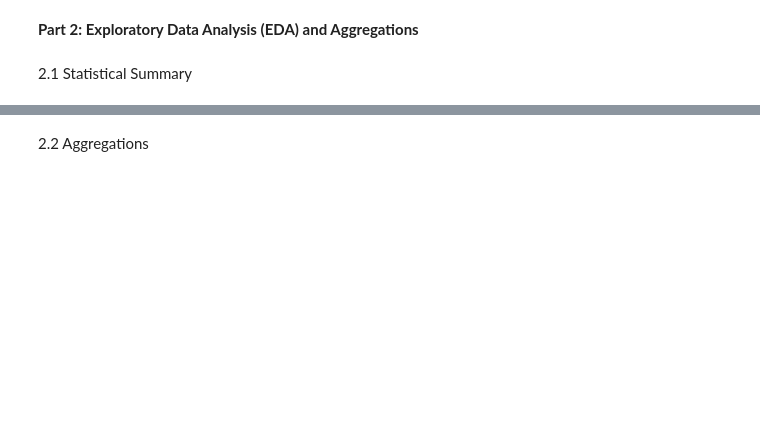
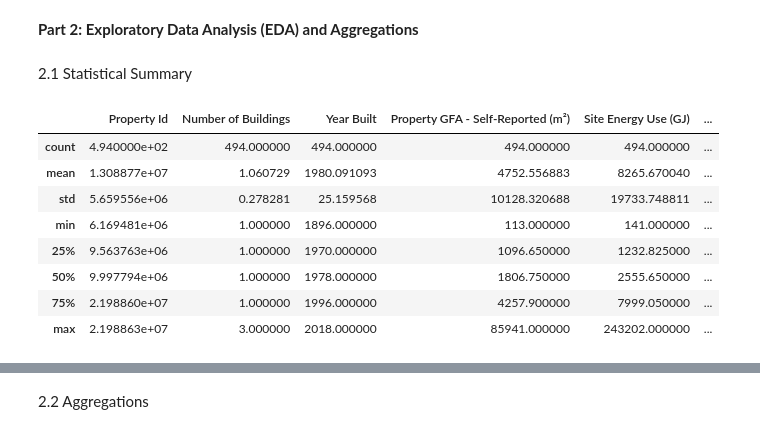
Before and after one commit to RubyNouriK/DATA601-HW, a Jupyter notebook: HW4.ipynb, the cells around one changed output, grey strips where cells are left out. Saved outputs shown, nothing was run; the diff lists cells and outputs as text; code cells hidden in the pictures; blank space fills up the shorter version.

```diff
--- a/HW4.ipynb
+++ b/HW4.ipynb
@@ -151,0 +242,39 @@ display(energy_data_filled)
+# %%
+# Clean and Extract meaningful text
+
+# removing # from property names
+# correcting the abbreviations
+
+import re
+
+def property_cleaning(name):
+  name = re.sub(r"#", "", name)
+  return name.strip()
+
+dt_energy["Property Name"] = dt_energy["Property Name"].apply(property_cleaning)
+
+
+def address_cleaning(address):
+  address = address.lower()
+  address = address.title()
+  #changing all addresses to lower case and starting with Capital letter
+  address = re.sub(r"\bst\b", "Street", address, flags=re.I)
+  # using flags=re.I to make the string case insensitive
+  address = re.sub(r"\b(ave|av)\b", "Avenue", address, flags=re.I)
+  address = re.sub(r"\brd\b", "Road", address, flags=re.I)
+  address = re.sub(r"\btr\b", "Trail", address, flags=re.I)
+  address = re.sub(r"\b(bv|blvd)\b", "Boulevard", address, flags=re.I)
+  address = re.sub(r"\bwy\b", "Way", address, flags=re.I)
+  address = re.sub(r"\bdr\b", "Drive", address, flags=re.I)
+  address = re.sub(r"\bne\b", "NE", address, flags=re.I)
+  address = re.sub(r"\bnw\b", "NW", address, flags=re.I)
+  address = re.sub(r"\bse\b", "SE", address, flags=re.I)
+  address = re.sub(r"\bsw\b", "SW", address, flags=re.I)
+  return address
+
+dt_energy["Address 1"] = dt_energy["Address 1"].apply(address_cleaning)
+
+print(dt_energy[["Property Name", "Address 1"]])
+
+
+# https://docs.python.org/3/library/re.html
@@ -153,3 +328,19 @@ display(energy_data_filled)
 **Part 2: Exploratory Data Analysis (EDA) and Aggregations**
 # %% [markdown]
 2.1 Statistical Summary
+# %%
+# summary statistics for numerical features
+
+numerical_features = dt_energy.select_dtypes(include=['float64', 'int64'])
+summary_stats = numerical_features.describe()
+display(summary_stats)
+# %% [output]
+|  | Property Id | Number of Buildings | Year Built | Property GFA - Self-Reported (m²) | Site Energy Use (GJ) | ... |
+| count | 4.940000e+02 | 494.000000 | 494.000000 | 494.000000 | 494.000000 | ... |
+| mean | 1.308877e+07 | 1.060729 | 1980.091093 | 4752.556883 | 8265.670040 | ... |
+| std | 5.659556e+06 | 0.278281 | 25.159568 | 10128.320688 | 19733.748811 | ... |
+| min | 6.169481e+06 | 1.000000 | 1896.000000 | 113.000000 | 141.000000 | ... |
+| 25% | 9.563763e+06 | 1.000000 | 1970.000000 | 1096.650000 | 1232.825000 | ... |
+| 50% | 9.997794e+06 | 1.000000 | 1978.000000 | 1806.750000 | 2555.650000 | ... |
+| 75% | 2.198860e+07 | 1.000000 | 1996.000000 | 4257.900000 | 7999.050000 | ... |
+| max | 2.198863e+07 | 3.000000 | 2018.000000 | 85941.000000 | 243202.000000 | ... |
```
Also changed, not shown: parts of 13 cells of this notebook.
